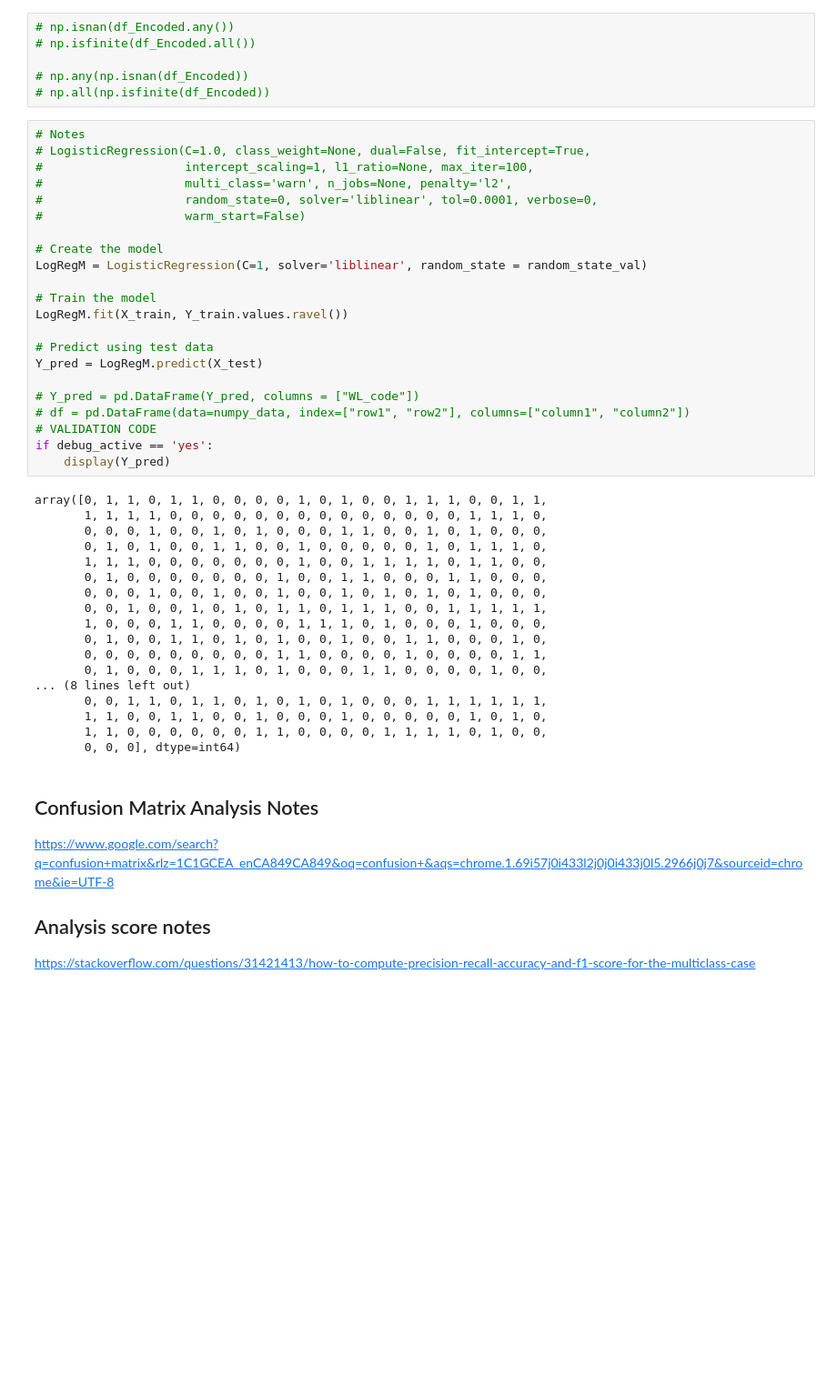
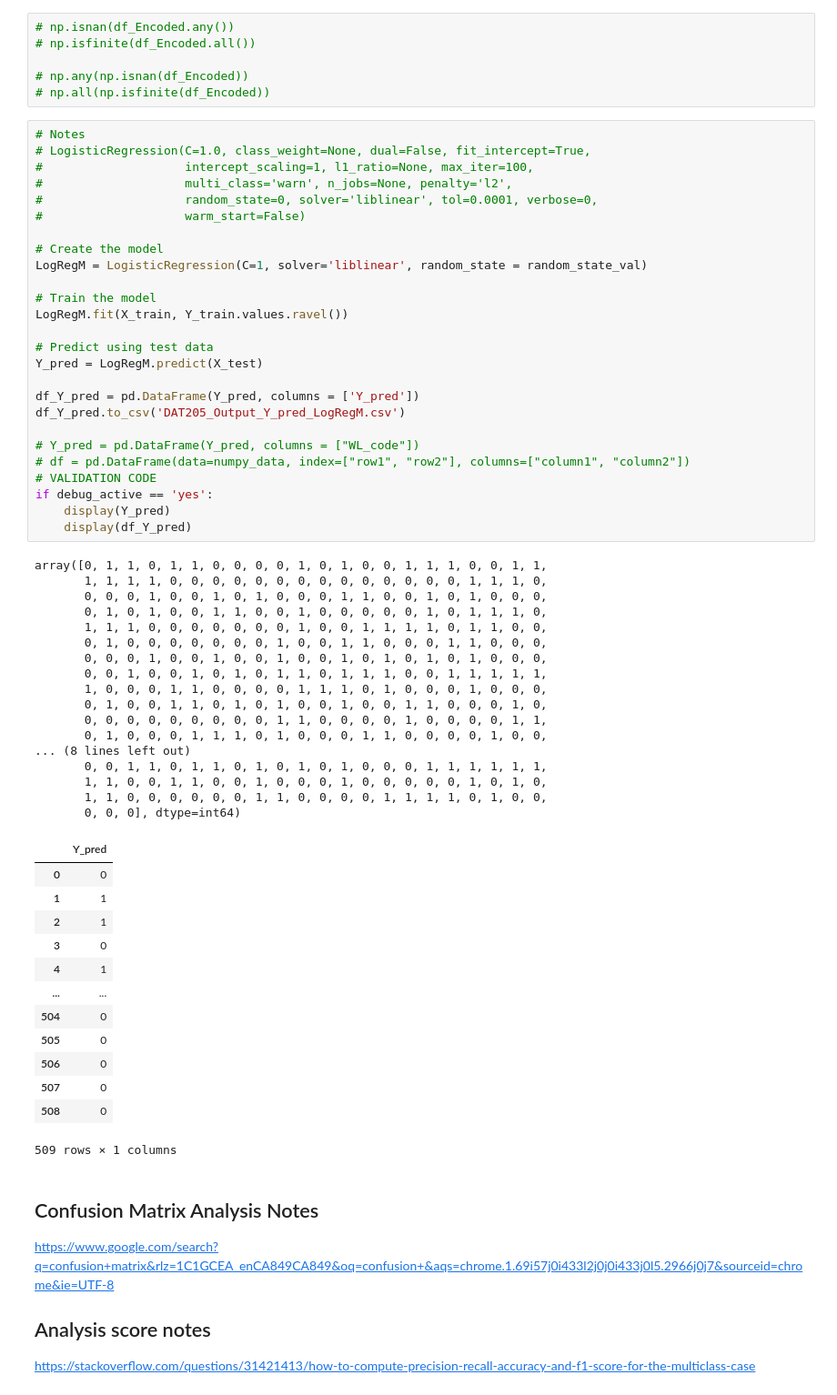
Before and after one commit to bhavikapatil/Capstone, a Jupyter notebook: Code/_Dennis_Sandbox/DAT 205-Group01-NBA-HistPlayGameLogs-01Transform.ipynb, the cells around one changed output. Shown at 91% size. Drawn from its saved outputs; the diff is of its cells as text; blank space fills up the shorter version.

```diff
--- a/Code/_Dennis_Sandbox/DAT 205-Group01-NBA-HistPlayGameLogs-01Transform.ipynb
+++ b/Code/_Dennis_Sandbox/DAT 205-Group01-NBA-HistPlayGameLogs-01Transform.ipynb
@@ -1581,33 +1574,50 @@ LogRegM = LogisticRegression(C=1, solver='liblinear', random_state = random_stat
 
 # Train the model
 LogRegM.fit(X_train, Y_train.values.ravel())
 
 # Predict using test data
 Y_pred = LogRegM.predict(X_test)
 
+df_Y_pred = pd.DataFrame(Y_pred, columns = ['Y_pred'])
+df_Y_pred.to_csv('DAT205_Output_Y_pred_LogRegM.csv')
+
 # Y_pred = pd.DataFrame(Y_pred, columns = ["WL_code"])
 # df = pd.DataFrame(data=numpy_data, index=["row1", "row2"], columns=["column1", "column2"])
 # VALIDATION CODE
 if debug_active == 'yes':
     display(Y_pred)
+    display(df_Y_pred)
 # %% [output]
 array([0, 1, 1, 0, 1, 1, 0, 0, 0, 0, 1, 0, 1, 0, 0, 1, 1, 1, 0, 0, 1, 1,
        1, 1, 1, 1, 0, 0, 0, 0, 0, 0, 0, 0, 0, 0, 0, 0, 0, 0, 1, 1, 1, 0,
        0, 0, 0, 1, 0, 0, 1, 0, 1, 0, 0, 0, 1, 1, 0, 0, 1, 0, 1, 0, 0, 0,
        0, 1, 0, 1, 0, 0, 1, 1, 0, 0, 1, 0, 0, 0, 0, 0, 1, 0, 1, 1, 1, 0,
        1, 1, 1, 0, 0, 0, 0, 0, 0, 0, 1, 0, 0, 1, 1, 1, 1, 0, 1, 1, 0, 0,
        0, 1, 0, 0, 0, 0, 0, 0, 0, 1, 0, 0, 1, 1, 0, 0, 0, 1, 1, 0, 0, 0,
        0, 0, 0, 1, 0, 0, 1, 0, 0, 1, 0, 0, 1, 0, 1, 0, 1, 0, 1, 0, 0, 0,
        0, 0, 1, 0, 0, 1, 0, 1, 0, 1, 1, 0, 1, 1, 1, 0, 0, 1, 1, 1, 1, 1,
        1, 0, 0, 0, 1, 1, 0, 0, 0, 0, 1, 1, 1, 0, 1, 0, 0, 0, 1, 0, 0, 0,
        0, 1, 0, 0, 1, 1, 0, 1, 0, 1, 0, 0, 1, 0, 0, 1, 1, 0, 0, 0, 1, 0,
        0, 0, 0, 0, 0, 0, 0, 0, 0, 1, 1, 0, 0, 0, 0, 1, 0, 0, 0, 0, 1, 1,
        0, 1, 0, 0, 0, 1, 1, 1, 0, 1, 0, 0, 0, 1, 1, 0, 0, 0, 0, 1, 0, 0,
 ... (8 lines left out)
        0, 0, 1, 1, 0, 1, 1, 0, 1, 0, 1, 0, 1, 0, 0, 0, 1, 1, 1, 1, 1, 1,
        1, 1, 0, 0, 1, 1, 0, 0, 1, 0, 0, 0, 1, 0, 0, 0, 0, 0, 1, 0, 1, 0,
        1, 1, 0, 0, 0, 0, 0, 0, 1, 1, 0, 0, 0, 0, 1, 1, 1, 1, 0, 1, 0, 0,
        0, 0, 0], dtype=int64)
+|  | Y_pred |
+| 0 | 0 |
+| 1 | 1 |
+| 2 | 1 |
+| 3 | 0 |
+| 4 | 1 |
+| ... | ... |
+| 504 | 0 |
+| 505 | 0 |
+| 506 | 0 |
+| 507 | 0 |
+| 508 | 0 |
+509 rows × 1 columns
 # %% [markdown]
 ## Confusion Matrix Analysis Notes
 https://www.google.com/search?q=confusion+matrix&rlz=1C1GCEA_enCA849CA849&oq=confusion+&aqs=chrome.1.69i57j0i433l2j0j0i433j0l5.2966j0j7&sourceid=chrome&ie=UTF-8
```
Also changed, not shown: parts of 19 cells of this notebook.
